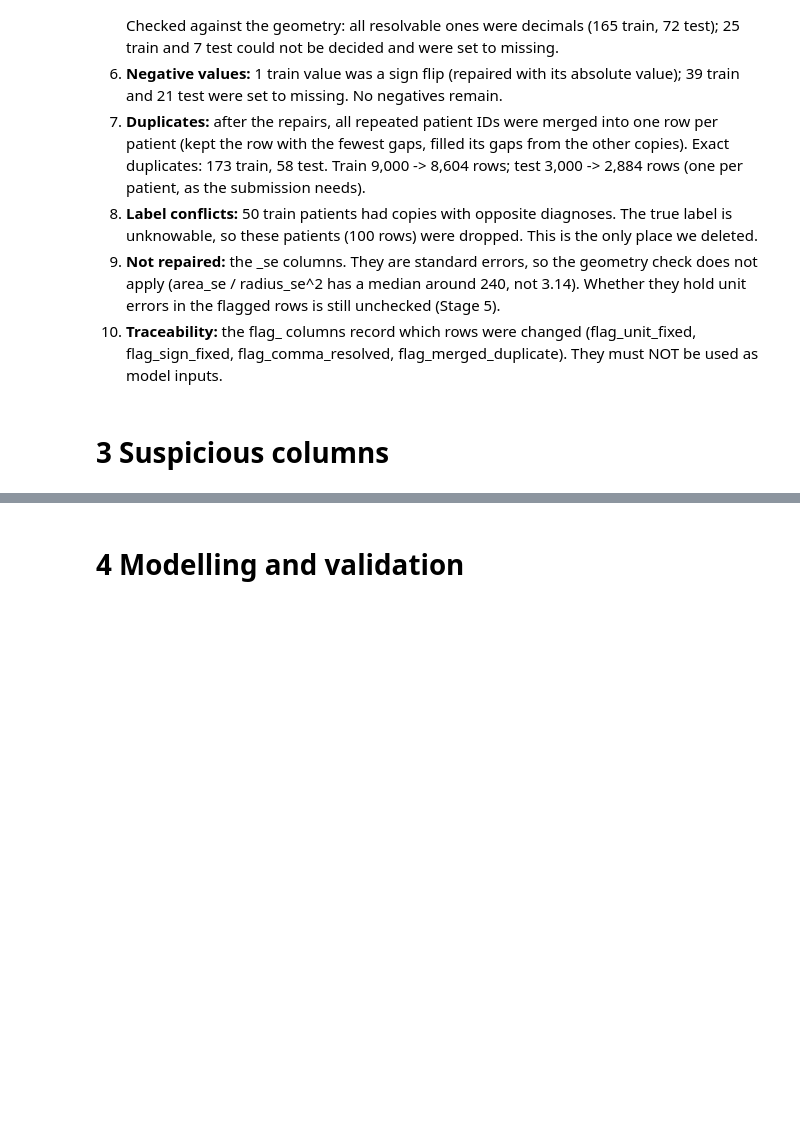
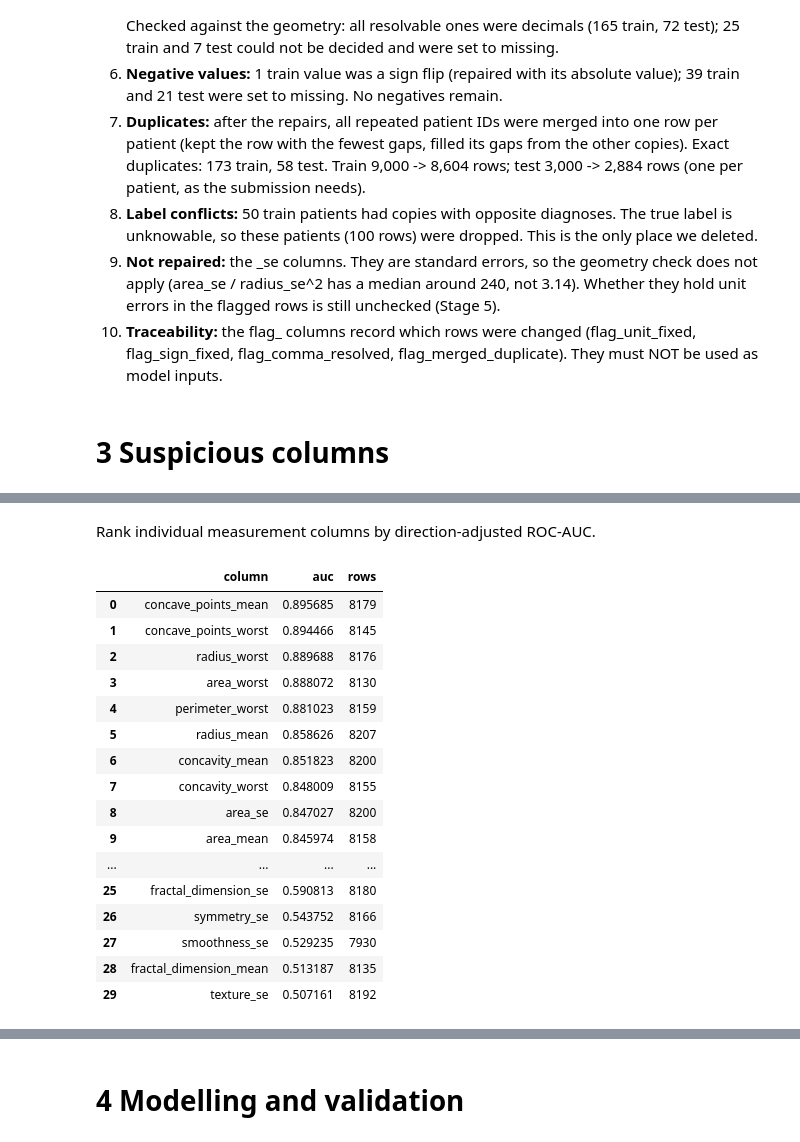
Before and after one commit to JHT127/pink-ai-hackathon, a Jupyter notebook: notebooks/main.ipynb, the cells around one changed output, grey strips where cells are left out. Cells and saved outputs as stored; diff of their text form; code cells hidden in the pictures; blank space fills up the shorter version.

```diff
--- a/notebooks/main.ipynb
+++ b/notebooks/main.ipynb
@@ -743,0 +853,22 @@ Structural problems (relationships between columns), repaired rather than delete
+# %% [markdown]
+Rank individual measurement columns by direction-adjusted ROC-AUC.
+# %%
+display(measurement_signal(audit_train))
+# %% [output]
+|  | column | auc | rows |
+| 0 | concave_points_mean | 0.895685 | 8179 |
+| 1 | concave_points_worst | 0.894466 | 8145 |
+| 2 | radius_worst | 0.889688 | 8176 |
+| 3 | area_worst | 0.888072 | 8130 |
+| 4 | perimeter_worst | 0.881023 | 8159 |
+| 5 | radius_mean | 0.858626 | 8207 |
+| 6 | concavity_mean | 0.851823 | 8200 |
+| 7 | concavity_worst | 0.848009 | 8155 |
+| 8 | area_se | 0.847027 | 8200 |
+| 9 | area_mean | 0.845974 | 8158 |
+| ... | ... | ... | ... |
+| 25 | fractal_dimension_se | 0.590813 | 8180 |
+| 26 | symmetry_se | 0.543752 | 8166 |
+| 27 | smoothness_se | 0.529235 | 7930 |
+| 28 | fractal_dimension_mean | 0.513187 | 8135 |
+| 29 | texture_se | 0.507161 | 8192 |
```
Also changed, not shown: parts of 13 cells of this notebook, 3 other files.
